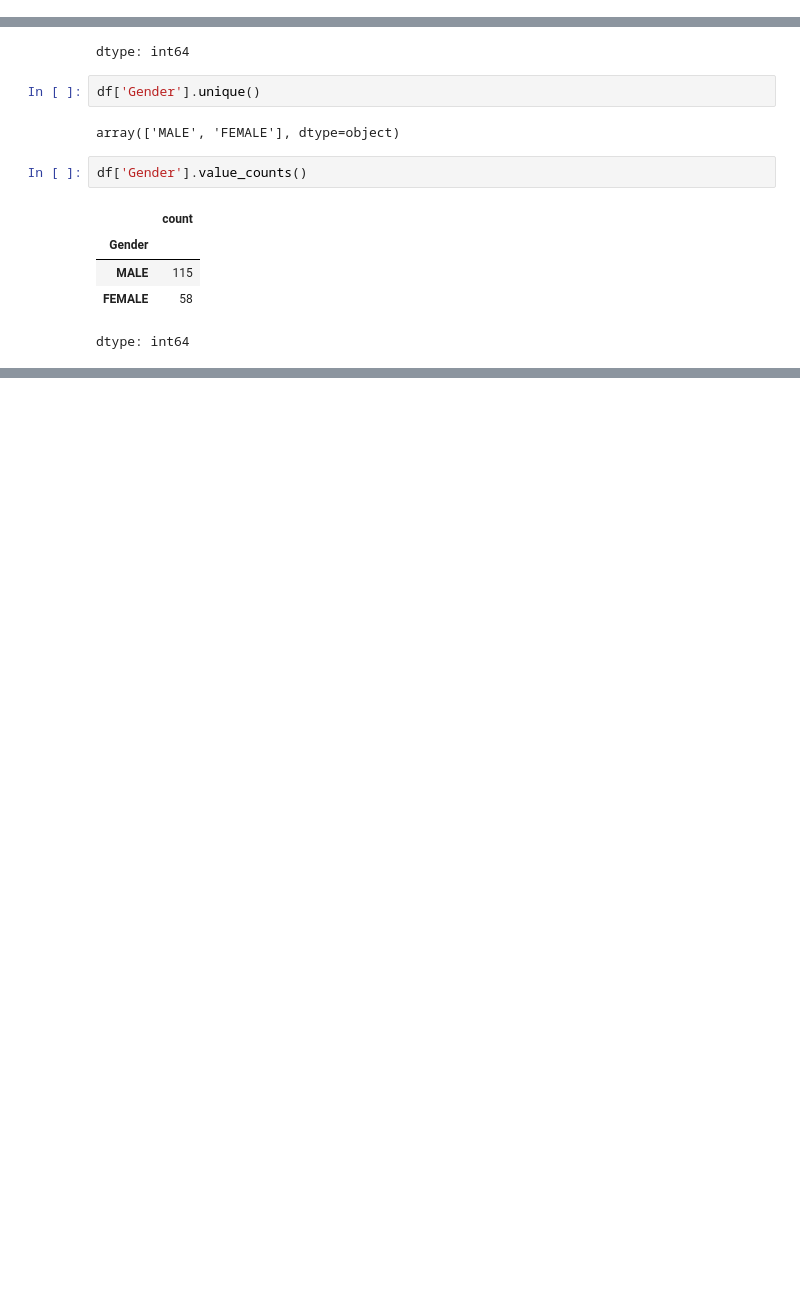
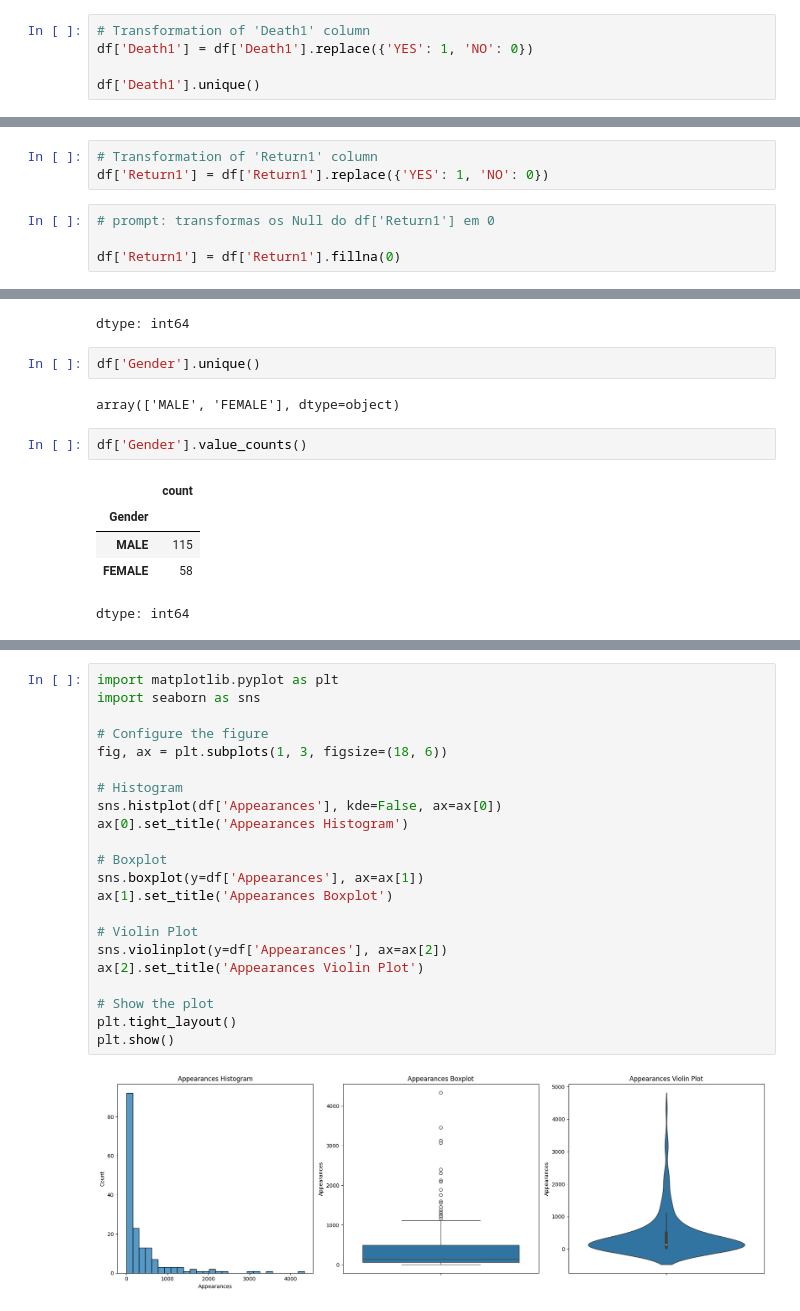
Before and after one commit to viktoruebelhart/avengers, a Jupyter notebook: avengers.ipynb, the cells around one changed output, grey strips where cells are left out. Saved outputs shown, nothing was run; the diff lists cells and outputs as text; blank space fills up the shorter version.

```diff
--- a/avengers.ipynb
+++ b/avengers.ipynb
@@ -136,0 +141,5 @@ memory usage: 28.5+ KB
+# %%
+# Transformation of 'Death1' column
+df['Death1'] = df['Death1'].replace({'YES': 1, 'NO': 0})
+
+df['Death1'].unique()
@@ -137,3 +160,10 @@ memory usage: 28.5+ KB
+# %%
+# Transformation of 'Return1' column
+df['Return1'] = df['Return1'].replace({'YES': 1, 'NO': 0})
+# %%
+# prompt: transformas os Null do df['Return1'] em 0
+
+df['Return1'] = df['Return1'].fillna(0)
 # %%
 df.head()
 # %% [output]
@@ -191,0 +248,24 @@ plt.show()
+# %%
+import matplotlib.pyplot as plt
+import seaborn as sns
+
+# Configure the figure
+fig, ax = plt.subplots(1, 3, figsize=(18, 6))
+
+# Histogram
+sns.histplot(df['Appearances'], kde=False, ax=ax[0])
+ax[0].set_title('Appearances Histogram')
+
+# Boxplot
+sns.boxplot(y=df['Appearances'], ax=ax[1])
+ax[1].set_title('Appearances Boxplot')
+
+# Violin Plot
+sns.violinplot(y=df['Appearances'], ax=ax[2])
+ax[2].set_title('Appearances Violin Plot')
+
+# Show the plot
+plt.tight_layout()
+plt.show()
+# %% [output]
+[figure, added]
```
Also changed, not shown: parts of 11 cells of this notebook.
